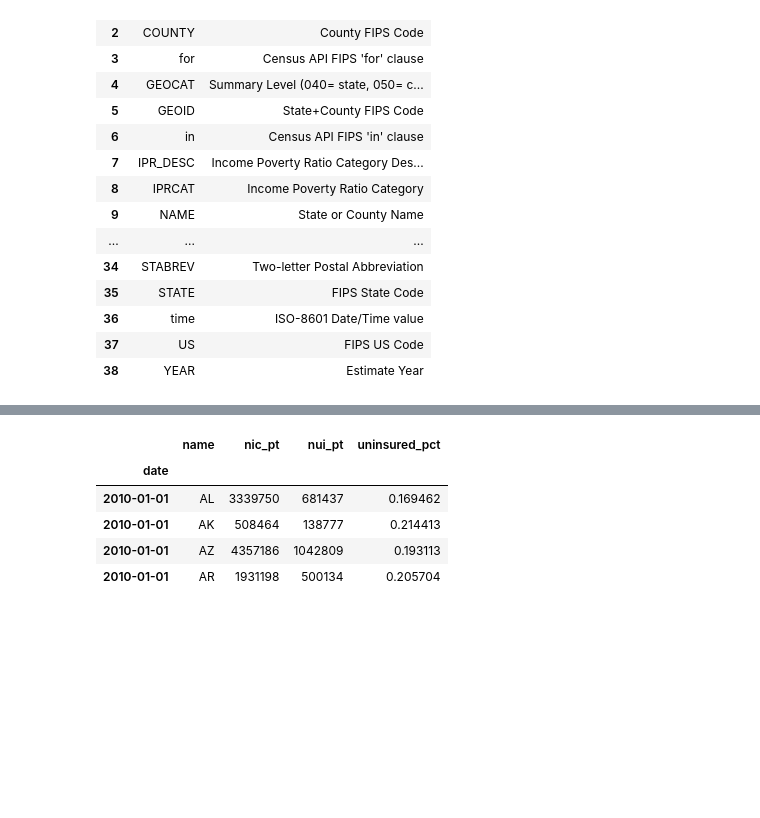
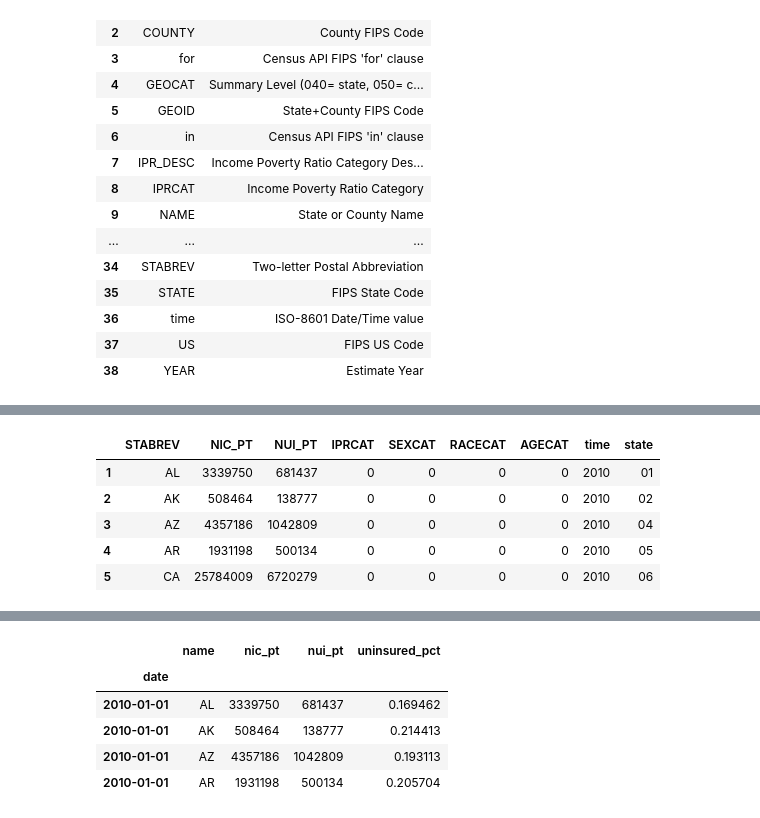
Before and after one commit to NickDoesData/SAHIE, a Jupyter notebook: Health_Insurance.ipynb, the cells around one changed output, grey strips where cells are left out. Cells and saved outputs as stored; diff of their text form; code cells hidden in the pictures; blank space fills up the shorter version.

```diff
--- a/Health_Insurance.ipynb
+++ b/Health_Insurance.ipynb
@@ -43,9 +67,10 @@ https://www.census.gov/did/www/sahie/data/files/SAHIE%20CSV%20File%20Layout.pdf
 # %%
-def get_sahie_data(geo = 'us', SEXCAT = '', start_date = 2010, end_date = 2013):
+def get_sahie_data(geo = 'us',  start_date = 2010, end_date = 2013, income = False,
+                   sex = False, race = False, age = False):
 
+    cols = build_col_string(income, sex, race, age)
+    url = build_url(cols,start_date, geo)
 
-    cols = 'STABREV,NIC_PT,NUI_PT'
-    url = build_url(cols,start_date, geo)
     df_temp = pd.read_json(url)
     df_temp.columns = df_temp.iloc[0]
     df = pd.DataFrame(columns = df_temp.columns)
@@ -57,16 +82,4 @@ def get_sahie_data(geo = 'us', SEXCAT = '', start_date = 2010, end_date = 2013):
         df_temp = df_temp.iloc[1:]
         df = df.append(df_temp)
 
-    df.time = pd.to_datetime(df.time)
-    df = df.set_index(df.time)
-
-    if 'state' in df.columns:
-        df.pop('state')
-
-    df.pop('time')
-    df.index.name = 'date'
-
-    df.columns = [x.lower() for x in df.columns]
-    df = df.rename(columns = {'stabrev':'name'})
-
     return df
@@ -81,2 +129,12 @@ def build_url(cols,date, geo):
+# %%
+df = get_sahie_data(geo = 'state',income = True, sex = True, race = True, age = True )
+df.head(5)
+# %% [output]
+|  | STABREV | NIC_PT | NUI_PT | IPRCAT | SEXCAT | RACECAT | AGECAT | time | state |
+| 1 | AL | 3339750 | 681437 | 0 | 0 | 0 | 0 | 2010 | 01 |
+| 2 | AK | 508464 | 138777 | 0 | 0 | 0 | 0 | 2010 | 02 |
+| 3 | AZ | 4357186 | 1042809 | 0 | 0 | 0 | 0 | 2010 | 04 |
+| 4 | AR | 1931198 | 500134 | 0 | 0 | 0 | 0 | 2010 | 05 |
+| 5 | CA | 25784009 | 6720279 | 0 | 0 | 0 | 0 | 2010 | 06 |
 # %%
 df = get_sahie_data(geo='state')
```
Also changed, not shown: parts of 28 cells of this notebook.
